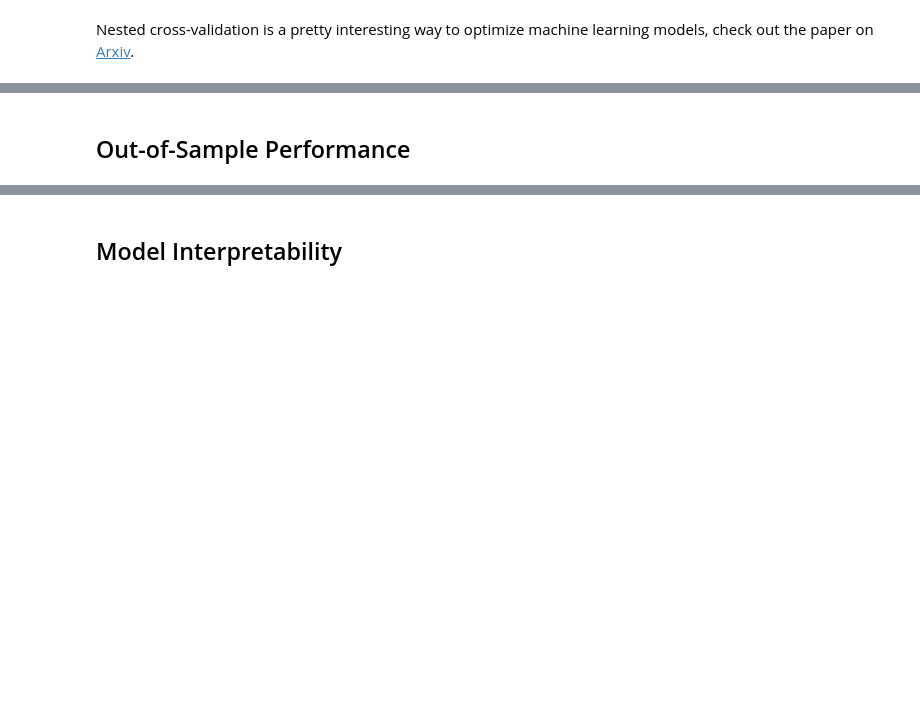
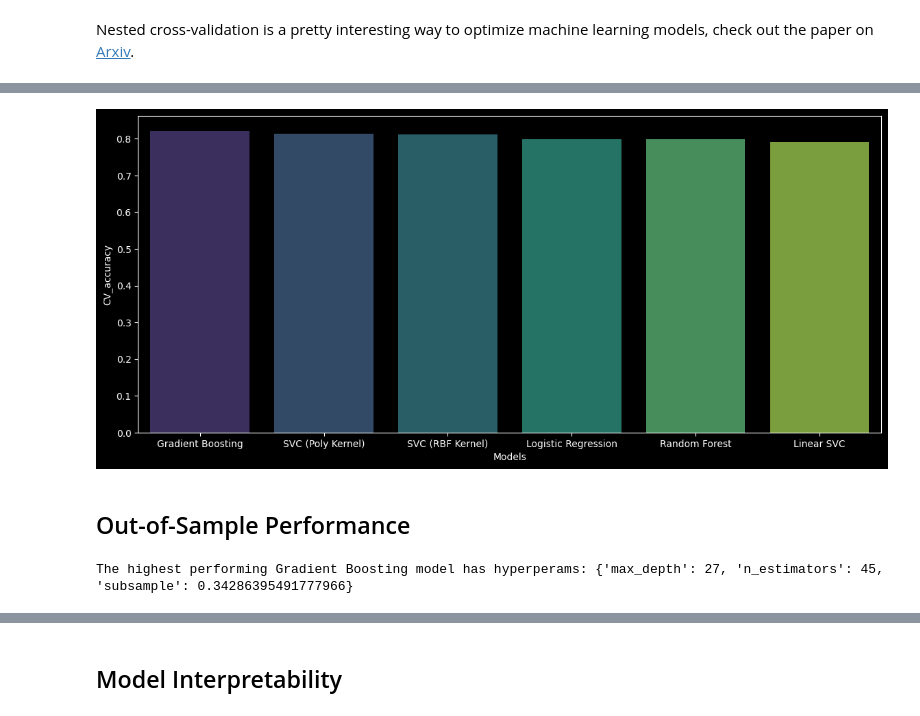
Before and after one commit to peter-ai/kaggle, a Jupyter notebook: titanic/titanic_analysis.ipynb, the cells around one changed output, grey strips where cells are left out. Cells and saved outputs as stored; diff of their text form; code cells hidden in the pictures; blank space fills up the shorter version.

```diff
--- a/titanic/titanic_analysis.ipynb
+++ b/titanic/titanic_analysis.ipynb
@@ -206,2 +201,13 @@ array([0.79799107, 0.82157939, 0.79804134, 0.81262066, 0.81371662,
+# %%
+# Compare models performance and select best one
+model_perf_df = pd.DataFrame(model_perf.transpose(), columns=["CV_"+str(i+1) for i in range(folds)])
+model_perf_df["CV_accuracy"] = model_perf_df.mean(axis=1)
+model_perf_df["Models"] = model_names
+model_perf_df.sort_values(by="CV_accuracy", ascending=False, inplace=True)
+
+plt.figure(figsize=(14, 6))
+sns.barplot(model_perf_df, x="Models", y="CV_accuracy", palette="viridis",alpha=.8, ci="sd");
+# %% [output]
+[figure, added]
 # %% [markdown]
 ## Out-of-Sample Performance
@@ -209,0 +214,19 @@ ooo_data = pd.read_csv("./Data/test.csv")
+# %%
+# tune hyperparams of Gradient Boosting on the total training dataset
+train_X = mapper.fit_transform(titanic_X)
+train_y = titanic_y
+
+# randomized hyperparam search on full training set
+model = GradientBoostingClassifier()
+hyperperams = dict(n_estimators=list(range(25,1000)), subsample=uniform(), max_depth=list(range(2,31)))
+rcv = RandomizedSearchCV(
+    estimator=model,
+    param_distributions=hyperperams,
+    n_iter=750,
+    n_jobs=(cpus-1),
+    cv=6
+)
+rcv.fit(train_X, train_y)
+print(f"The highest performing Gradient Boosting model has hyperperams: {rcv.best_params_}")
+# %% [output]
+The highest performing Gradient Boosting model has hyperperams: {'max_depth': 27, 'n_estimators': 45, 'subsample': 0.34286395491777966}
```
Also changed, not shown: parts of 6 cells of this notebook.
